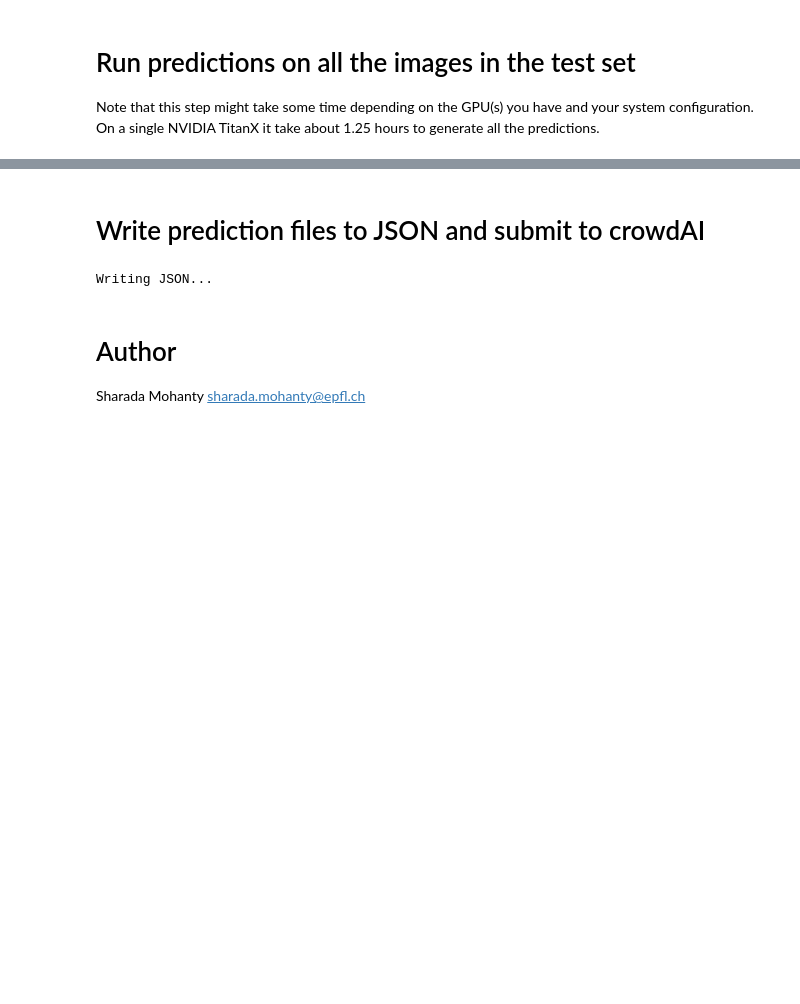
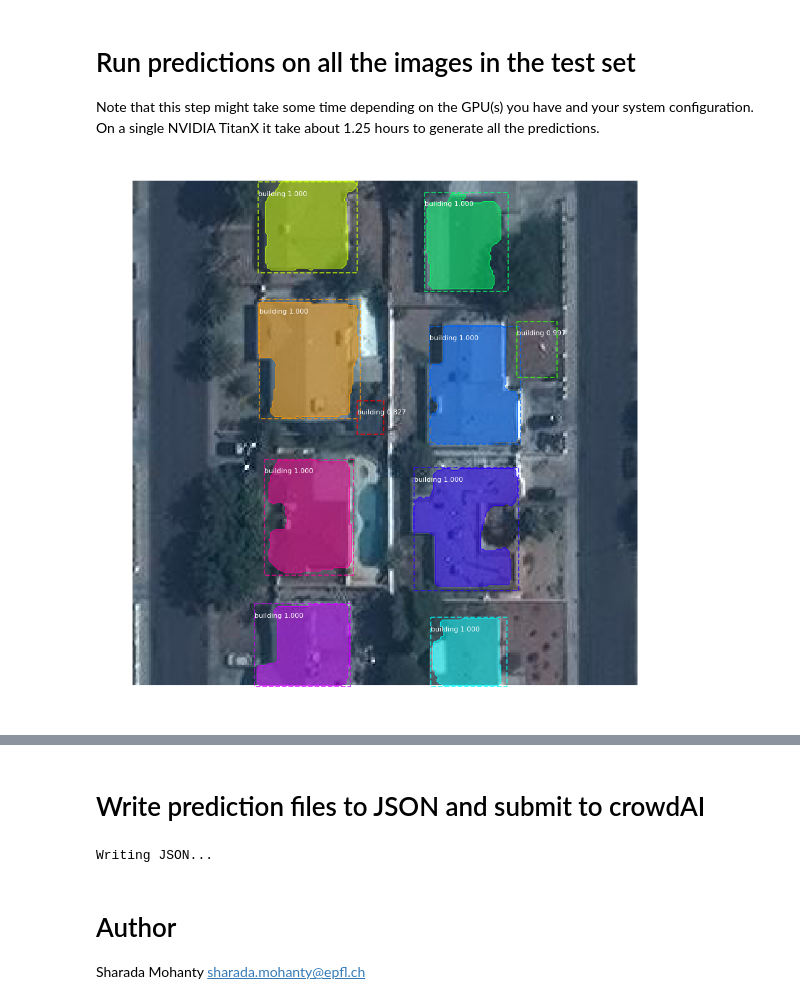
Before and after one commit to nichelle-hall/CS230-Final-Project, a Jupyter notebook: Prediction-and-Submission.ipynb, the cells around one changed output, grey strips where cells are left out. Saved outputs shown, nothing was run; the diff lists cells and outputs as text; code cells hidden in the pictures; blank space fills up the shorter version.

```diff
--- a/Prediction-and-Submission.ipynb
+++ b/Prediction-and-Submission.ipynb
@@ -139,7 +153,11 @@ anchors                  shape: (1, 25575, 4)         min:   -1.13492  max:    1
 Note that this step might take some time depending on the GPU(s) you have and your system configuration. On a single NVIDIA TitanX it take about 1.25 hours to generate all the predictions.
 # %%
 # Gather all JPG files in the test set as small batches
-files = glob.glob(os.path.join(IMAGE_DIR, "*.jpg"))
+files_all = glob.glob(os.path.join(IMAGE_DIR, "*.jpg"))
+
+# Testing on 102 randomly chosen test images.
+random.shuffle(files_all)
+files = files_all[0:101]
 ALL_FILES=[]
 _buffer = []
 for _idx, _file in enumerate(files):
@@ -174,3 +192,10 @@ for files in tqdm.tqdm(ALL_FILES):
                 _result["segmentation"] = _mask
                 _result["bbox"] = [bbox[1], bbox[0], bbox[3] - bbox[1], bbox[2] - bbox[0]]
                 _final_object.append(_result)
+# %%
+pp = predoctions[1]
+file_to_display = files[1]
+image_to_display = skimage.io.imread(os.path.join(IMAGE_DIR, file_to_display))
+visualize.display_instances(image_to_display, pp['rois'], pp['masks'], pp['class_ids'], class_names, pp['scores'])
+# %% [output]
+[figure, added]
```
Also changed, not shown: parts of 8 cells of this notebook, 9 other files.
